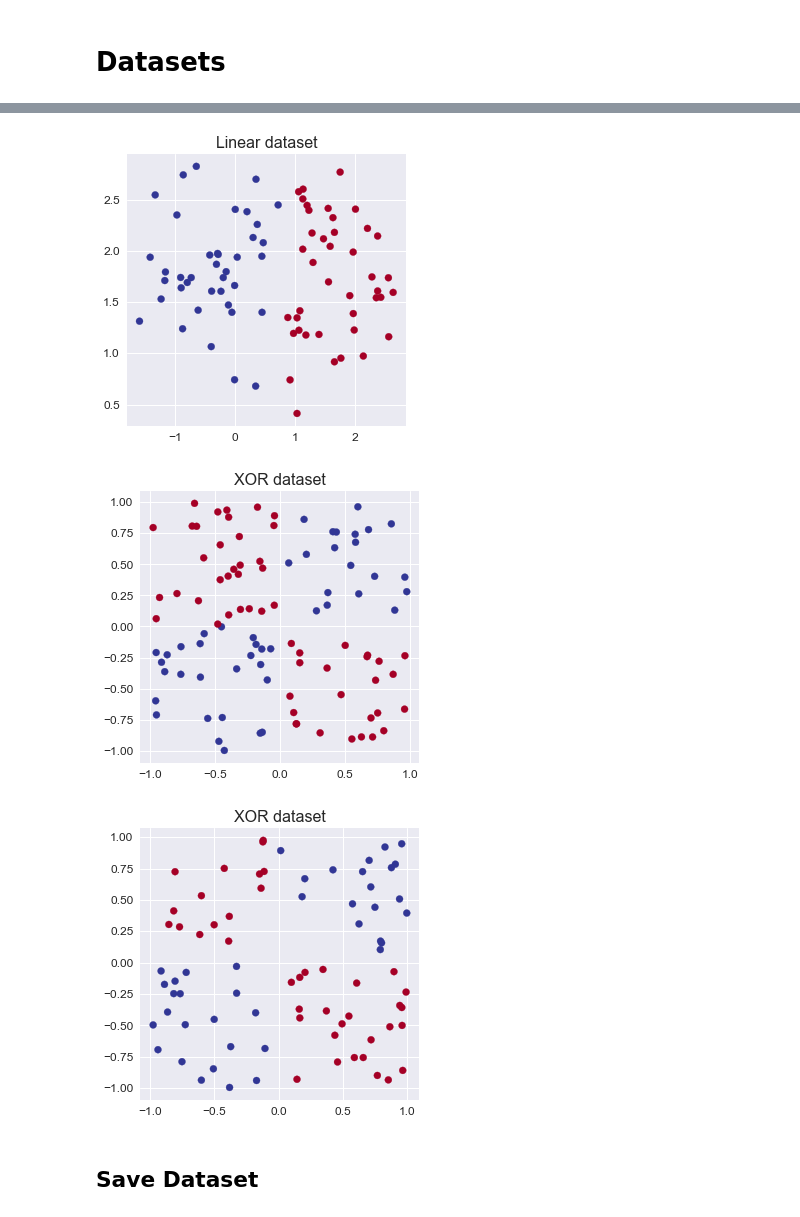
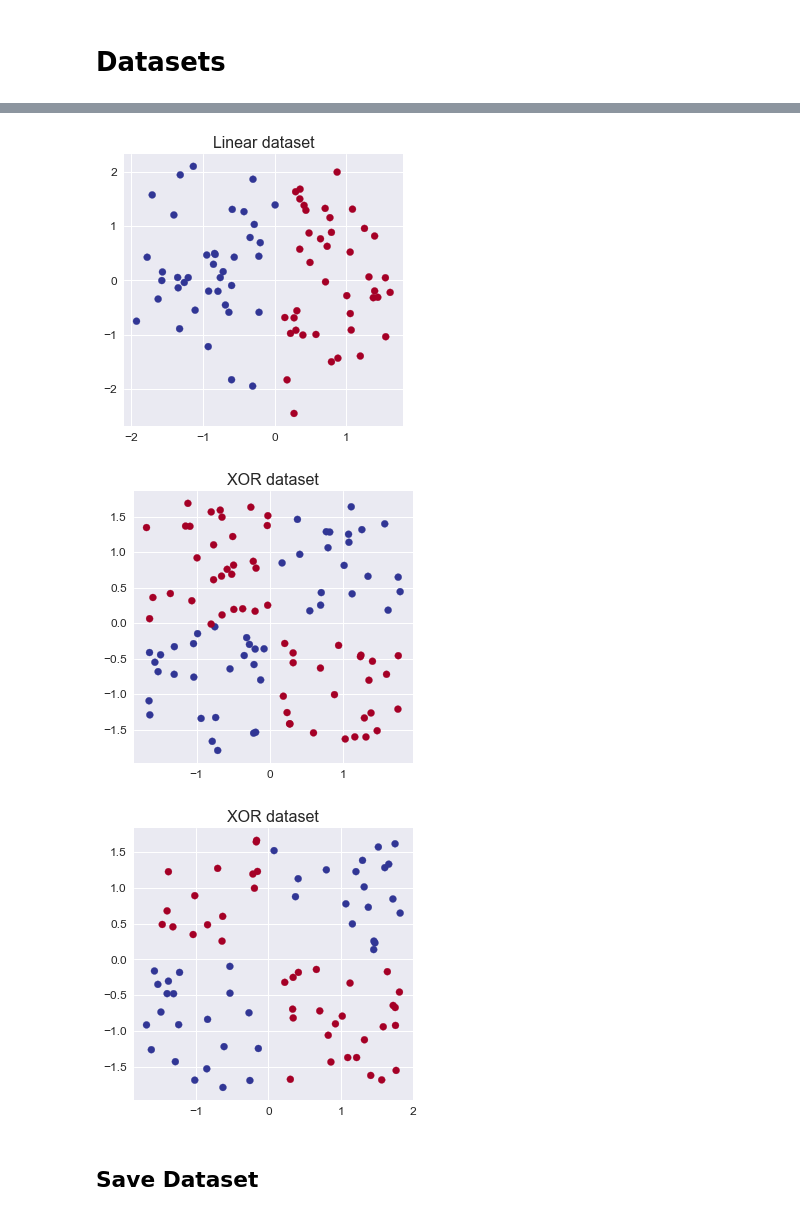
Before and after one commit to furrutiav/deep-learning-as-optimal-control, a Jupyter notebook: 01_data_preparation.ipynb, the cells around one changed output, grey strips where cells are left out. Cells and saved outputs as stored; diff of their text form; code cells hidden in the pictures.

```diff
--- a/01_data_preparation.ipynb
+++ b/01_data_preparation.ipynb
@@ -68,23 +78,27 @@ X, y = make_classification(
 )
 X += 1.5 * np.random.RandomState(1).uniform(size=X.shape)
 linearly_separable_test = (X[:80], y[:80])
+linearly_separable_test = ((linearly_separable_test[0] - mu_linear) / std_linear), linearly_separable_test[1]
 plot_dataset(linearly_separable_test[0], linearly_separable_test[1], "Linear")
 # %% [output]
-[figure, old version]
+[figure, new version]
 # %%
 X = 1-2*np.random.RandomState(0).uniform(size=(100, 2))
 y = ((X[:, 0] * X[:, 1]) > 0).astype(int)
 dataset_uniform = (X, y)
+mu_uniform , std_uniform  = dataset_uniform[0].mean(axis=0), dataset_uniform[0].std(axis=0)
+dataset_uniform = ((dataset_uniform[0] - mu_uniform ) / std_uniform ), dataset_uniform[1]
 plot_dataset(dataset_uniform[0], dataset_uniform[1], "XOR")
 # %% [output]
-[figure, old version]
+[figure, new version]
 # %%
 X = 1-2*np.random.RandomState(1).uniform(size=(80, 2))
 y = ((X[:, 0] * X[:, 1]) > 0).astype(int)
 dataset_uniform_test = (X, y)
+dataset_uniform_test = ((dataset_uniform_test[0] - mu_uniform ) / std_uniform ), dataset_uniform_test[1]
 plot_dataset(dataset_uniform_test[0], dataset_uniform_test[1], "XOR")
 # %% [output]
-[figure, old version]
+[figure, new version]
 # %% [markdown]
 ## Save Dataset
 # %%
```
Also changed, not shown: parts of 7 cells of this notebook, 44 other files.
